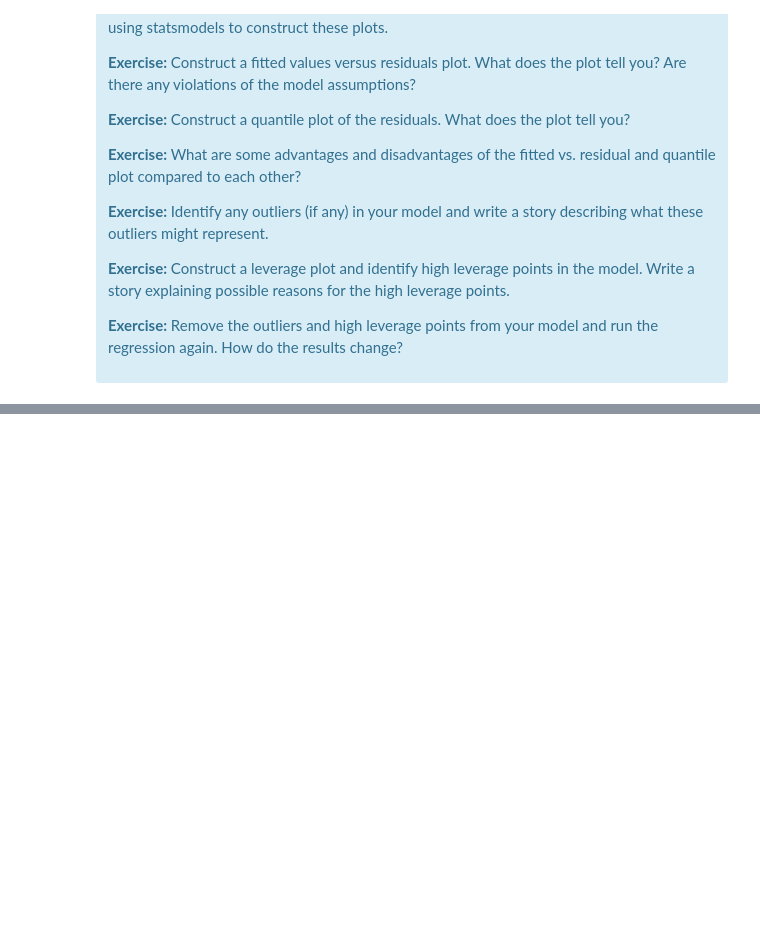
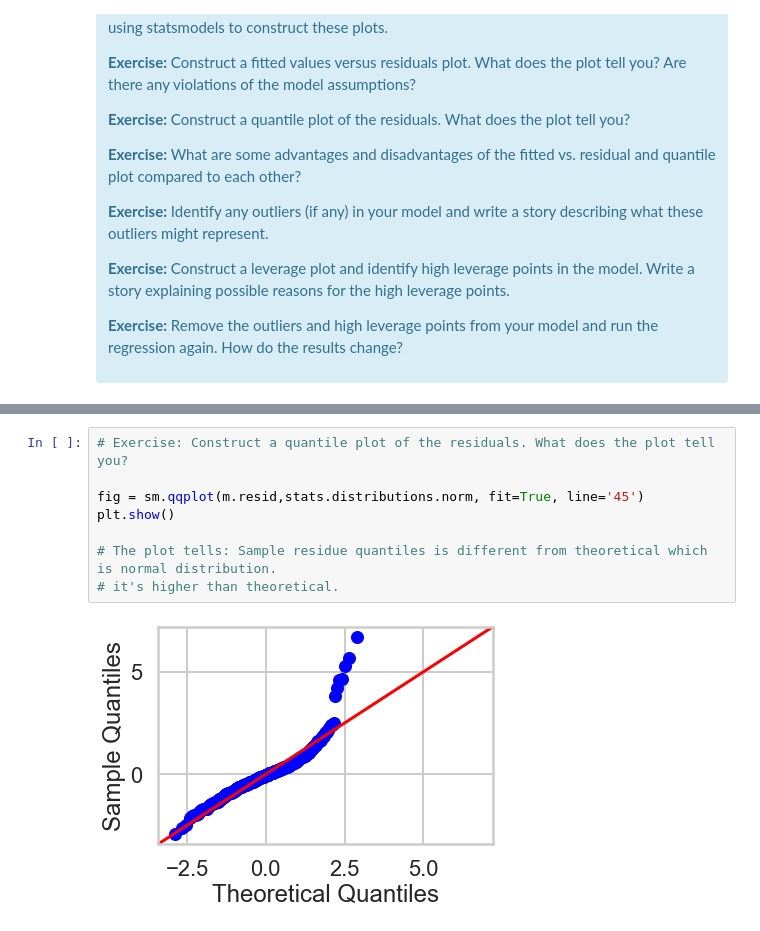
Before and after one commit to Shunling/SpringBoard, a Jupyter notebook: linear_regression/Mini_Project_Linear_Regression.ipynb, the cells around one changed output, grey strips where cells are left out. Saved outputs shown, nothing was run; the diff lists cells and outputs as text; blank space fills up the shorter version.

```diff
--- a/linear_regression/Mini_Project_Linear_Regression.ipynb
+++ b/linear_regression/Mini_Project_Linear_Regression.ipynb
@@ -932,0 +942,10 @@ There are some other issues that are important investigate with linear regressio
+# %%
+# Exercise: Construct a quantile plot of the residuals. What does the plot tell you?
+
+fig = sm.qqplot(m.resid,stats.distributions.norm, fit=True, line='45')
+plt.show()
+
+# The plot tells: Sample residue quantiles is different from theoretical which is normal distribution.
+# it's higher than theoretical.
+# %% [output]
+[figure, added]
```
Also changed, not shown: parts of 7 cells of this notebook.
